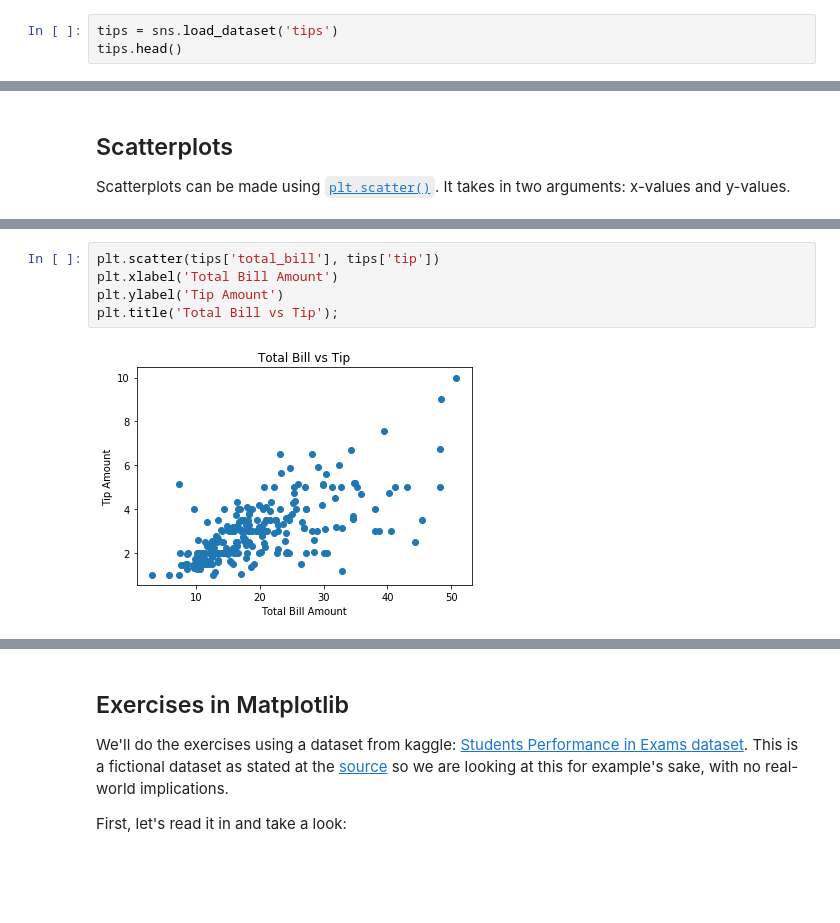
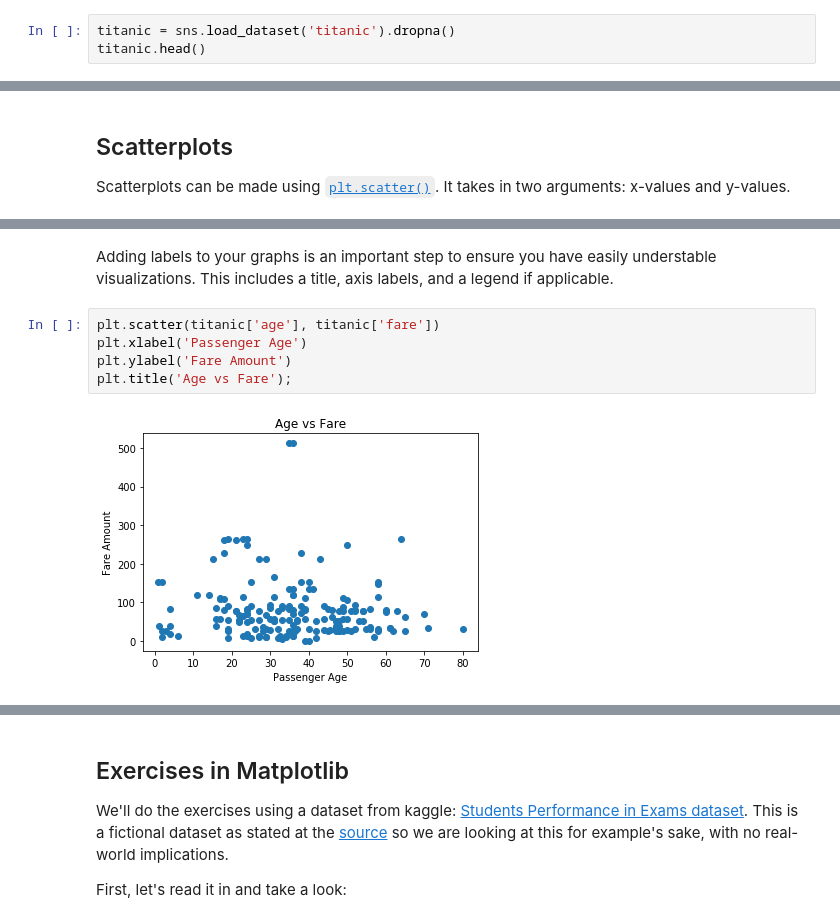
Before and after one commit to mpagador/python-libraries-visualization-workshop, a Jupyter notebook: DSS_Python_Libraries_Visualizations_Workshop_3_6_(Notebook).ipynb, the cells around one changed output, grey strips where cells are left out. Cells and saved outputs as stored; diff of their text form; blank space fills up the shorter version.

```diff
--- a/DSS_Python_Libraries_Visualizations_Workshop_3_6_(Notebook).ipynb
+++ b/DSS_Python_Libraries_Visualizations_Workshop_3_6_(Notebook).ipynb
@@ -885,4 +808,4 @@ To explore other types of charts, let's load in a built-in dataset from Seaborn
 # %%
-tips = sns.load_dataset('tips')
-tips.head()
+titanic = sns.load_dataset('titanic').dropna()
+titanic.head()
 # %% [output]
@@ -919,10 +864,12 @@ plt.scatter(tips['total_bill'], tips['tip']);
+# %% [markdown]
+Adding labels to your graphs is an important step to ensure you have easily understable visualizations. This includes a title, axis labels, and a legend if applicable.
 # %%
-plt.scatter(tips['total_bill'], tips['tip'])
-plt.xlabel('Total Bill Amount')
-plt.ylabel('Tip Amount')
-plt.title('Total Bill vs Tip');
+plt.scatter(titanic['age'], titanic['fare'])
+plt.xlabel('Passenger Age')
+plt.ylabel('Fare Amount')
+plt.title('Age vs Fare');
 # %% [output]
-[figure, old version]
+[figure, new version]
 # %%
 plt.figure(figsize=(15, 10)) # Increase the size of the returned plot
 
```
Also changed, not shown: parts of 69 cells of this notebook.
